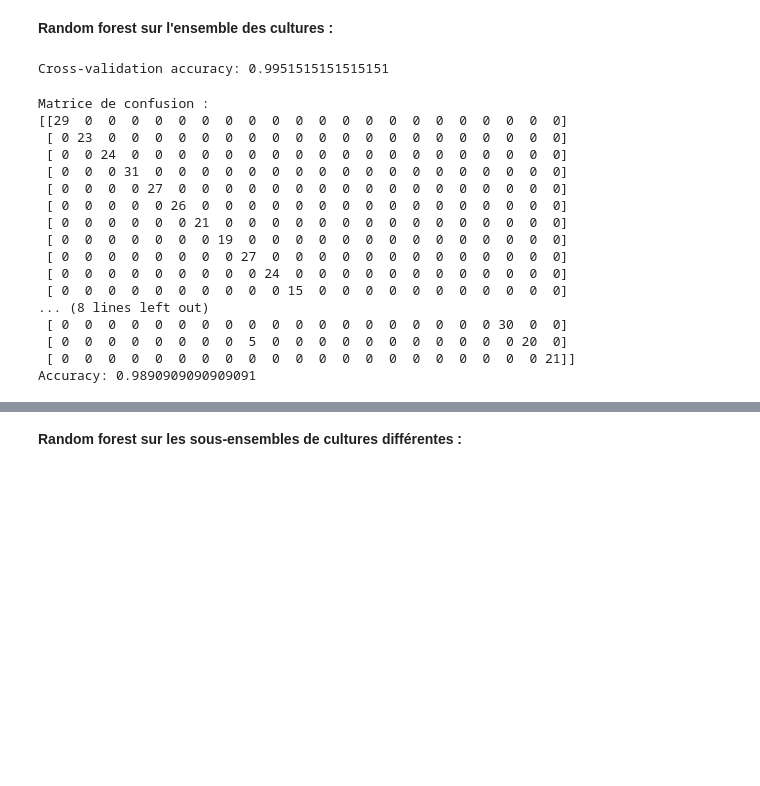
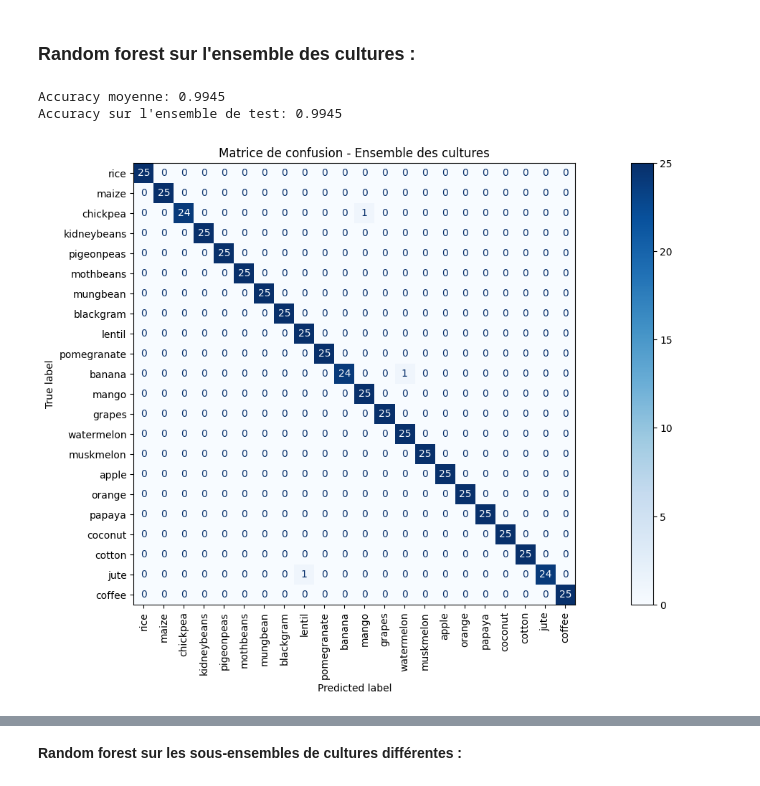
Before and after one commit to eliselon/MLAgriculture, a Jupyter notebook: Crop_prediction/Random_Forest.ipynb, the cells around one changed output, grey strips where cells are left out. Saved outputs shown, nothing was run; the diff lists cells and outputs as text; code cells hidden in the pictures; blank space fills up the shorter version.

```diff
--- a/Crop_prediction/Random_Forest.ipynb
+++ b/Crop_prediction/Random_Forest.ipynb
@@ -10,54 +12,47 @@ from sklearn.tree import plot_tree
 # %%
 dta = pd.read_csv('Crop_recommendation.csv', sep=';')
 # %% [markdown]
-**Random forest sur l'ensemble des cultures :**
+### **Random forest sur l'ensemble des cultures :**
 # %%
 # Séparer les variables explicatives et la variable cible
 X = dta.drop(columns='label')  # Toutes les colonnes sauf 'label'
 y = dta['label']
 
 # Diviser en jeu d'entraînement et de test (75%/25%)
-X_train, X_test, y_train, y_test = train_test_split(X, y, test_size=0.25, random_state=42)
+X_train, X_test, y_train, y_test = train_test_split(X, y, test_size=0.25, random_state=42, stratify=y)
 
 # Modèle Random Forest avec validation croisée à 10 folds
 rf_model = RandomForestClassifier(random_state=42)
-cross_val_scores = cross_val_score(rf_model, X_train, y_train, cv=10)
+cv = StratifiedKFold(n_splits=10, shuffle=True, random_state=42)
 
 # Afficher la performance moyenne pendant la validation croisée
-print(f"Cross-validation accuracy: {cross_val_scores.mean()}")
+scores = cross_val_score(rf_model, X_train, y_train, cv=cv, scoring='accuracy')
+print(f"Accuracy moyenne: {scores.mean():.4f}")
 
 # Entraîner le modèle sur l'ensemble d'entraînement
 rf_model.fit(X_train, y_train)
 
-# Prédictions sur l'ensemble de test
+# Faire des prédictions sur l'ensemble de test
 y_pred = rf_model.predict(X_test)
+
+# Évaluer la performance avec l'accuracy
+accuracy = accuracy_score(y_test, y_pred)
+print(f"Accuracy sur l'ensemble de test: {accuracy:.4f}")
 # %% [output]
-Cross-validation accuracy: 0.9951515151515151
+Accuracy moyenne: 0.9945
+Accuracy sur l'ensemble de test: 0.9945
-# %%
-# Matrice de confusion et précision (accuracy)
-conf_matrix = confusion_matrix(y_test, y_pred)
-accuracy = accuracy_score(y_test, y_pred)
-
-print(f"Matrice de confusion :\n{conf_matrix}")
-print(f"Accuracy: {accuracy}")
-# %% [output]
-Matrice de confusion :
-[[29  0  0  0  0  0  0  0  0  0  0  0  0  0  0  0  0  0  0  0  0  0]
- [ 0 23  0  0  0  0  0  0  0  0  0  0  0  0  0  0  0  0  0  0  0  0]
- [ 0  0 24  0  0  0  0  0  0  0  0  0  0  0  0  0  0  0  0  0  0  0]
- [ 0  0  0 31  0  0  0  0  0  0  0  0  0  0  0  0  0  0  0  0  0  0]
- [ 0  0  0  0 27  0  0  0  0  0  0  0  0  0  0  0  0  0  0  0  0  0]
- [ 0  0  0  0  0 26  0  0  0  0  0  0  0  0  0  0  0  0  0  0  0  0]
- [ 0  0  0  0  0  0 21  0  0  0  0  0  0  0  0  0  0  0  0  0  0  0]
- [ 0  0  0  0  0  0  0 19  0  0  0  0  0  0  0  0  0  0  0  0  0  0]
- [ 0  0  0  0  0  0  0  0 27  0  0  0  0  0  0  0  0  0  0  0  0  0]
- [ 0  0  0  0  0  0  0  0  0 24  0  0  0  0  0  0  0  0  0  0  0  0]
- [ 0  0  0  0  0  0  0  0  0  0 15  0  0  0  0  0  0  0  0  0  0  0]
-... (8 lines left out)
- [ 0  0  0  0  0  0  0  0  0  0  0  0  0  0  0  0  0  0  0 30  0  0]
- [ 0  0  0  0  0  0  0  0  5  0  0  0  0  0  0  0  0  0  0  0 20  0]
- [ 0  0  0  0  0  0  0  0  0  0  0  0  0  0  0  0  0  0  0  0  0 21]]
-Accuracy: 0.9890909090909091
+# %%
+# Afficher la matrice de confusion
+unique_labels = y.unique()
+cm = confusion_matrix(y_test, y_pred)
+plt.figure(figsize=(20, 8))
+disp = ConfusionMatrixDisplay(confusion_matrix=cm, display_labels=unique_labels)
+disp.plot(cmap=plt.cm.Blues, ax=plt.gca())
+plt.title("Matrice de confusion - Ensemble des cultures")
+plt.xticks(rotation=90)
+plt.show()
+# %% [output]
+[figure, added]
 # %%
 # Afficher l'importance des variables
 importances = rf_model.feature_importances_
```
Also changed, not shown: parts of 16 cells of this notebook.
